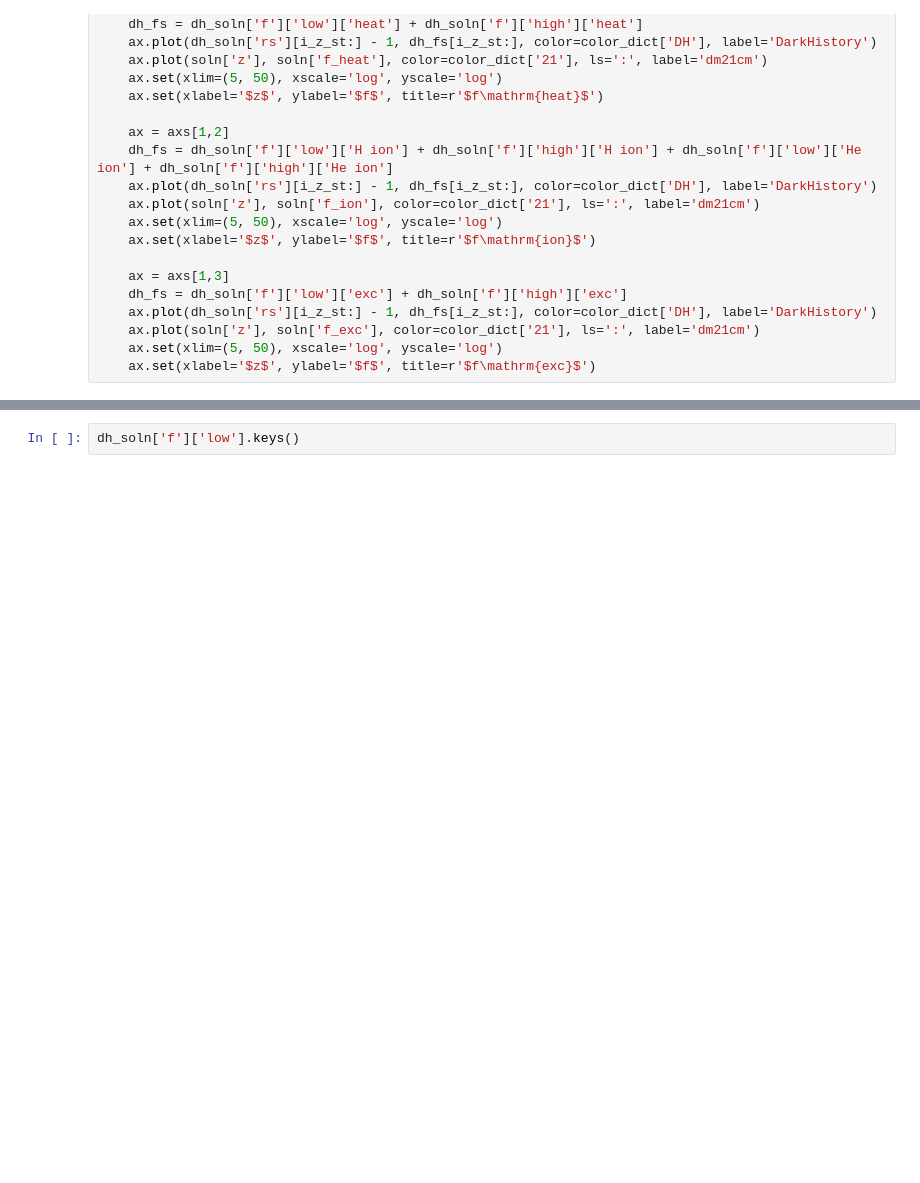
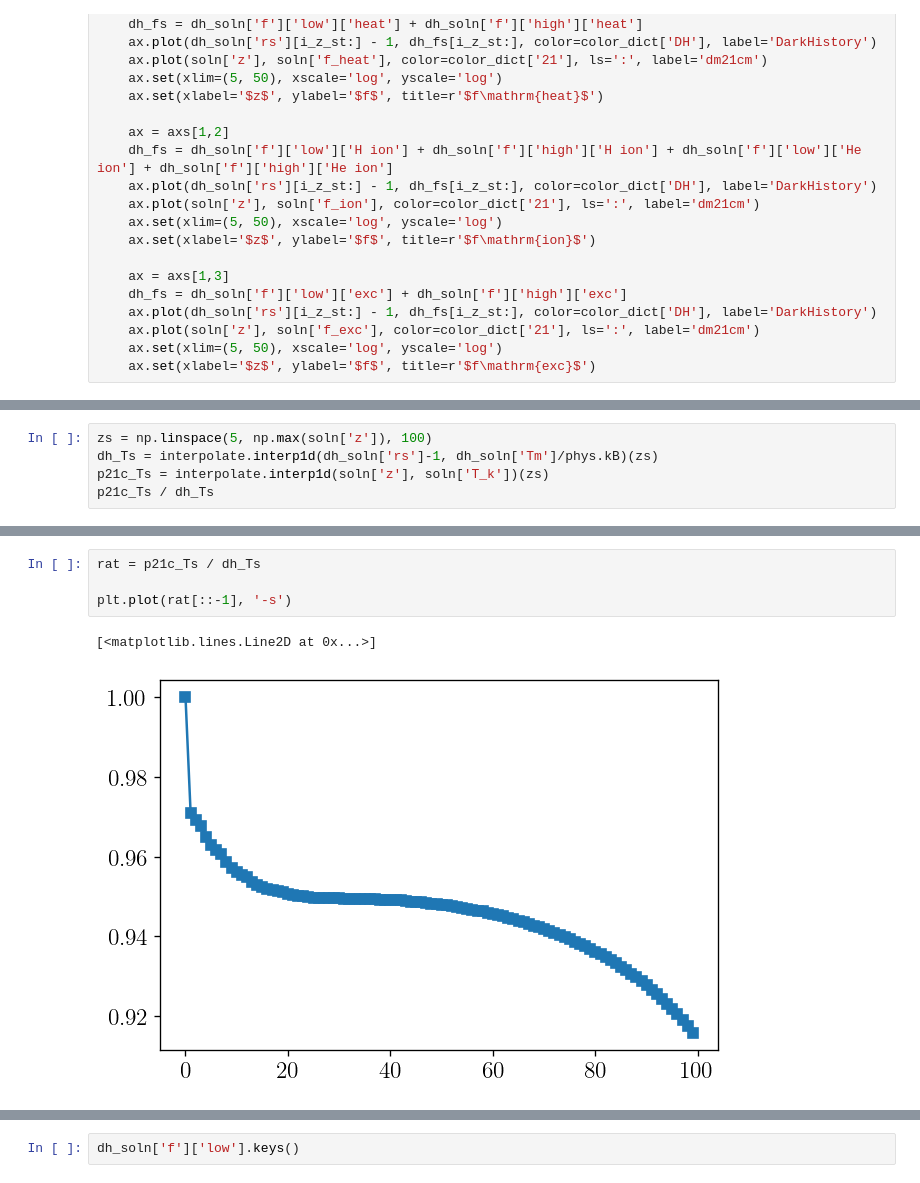
Before and after one commit to yitiansun/DM21cm, a Jupyter notebook: cross_check/compare_global.ipynb, the cells around one changed output, grey strips where cells are left out. Cells and saved outputs as stored; diff of their text form; blank space fills up the shorter version.

```diff
--- a/cross_check/compare_global.ipynb
+++ b/cross_check/compare_global.ipynb
@@ -216,0 +228,5 @@ np.min(soln['x_e_slice'][-1]), np.max(soln['x_e_slice'][-1])
+# %%
+zs = np.linspace(5, np.max(soln['z']), 100)
+dh_Ts = interpolate.interp1d(dh_soln['rs']-1, dh_soln['Tm']/phys.kB)(zs)
+p21c_Ts = interpolate.interp1d(soln['z'], soln['T_k'])(zs)
+p21c_Ts / dh_Ts
@@ -217 +254,8 @@ np.min(soln['x_e_slice'][-1]), np.max(soln['x_e_slice'][-1])
+# %%
+rat = p21c_Ts / dh_Ts
+
+plt.plot(rat[::-1], '-s')
+# %% [output]
+[<matplotlib.lines.Line2D at 0x...>]
+[figure, added]
 # %%
```
Also changed, not shown: parts of 9 cells of this notebook, 3 other files.
